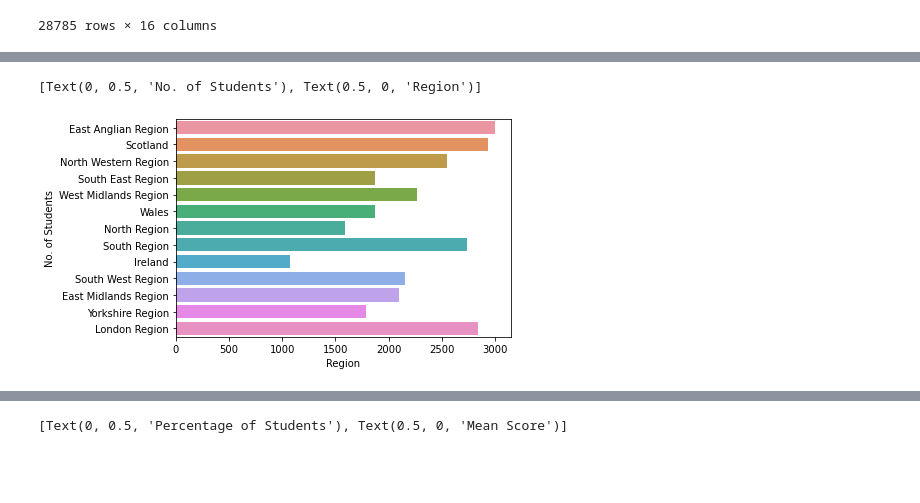
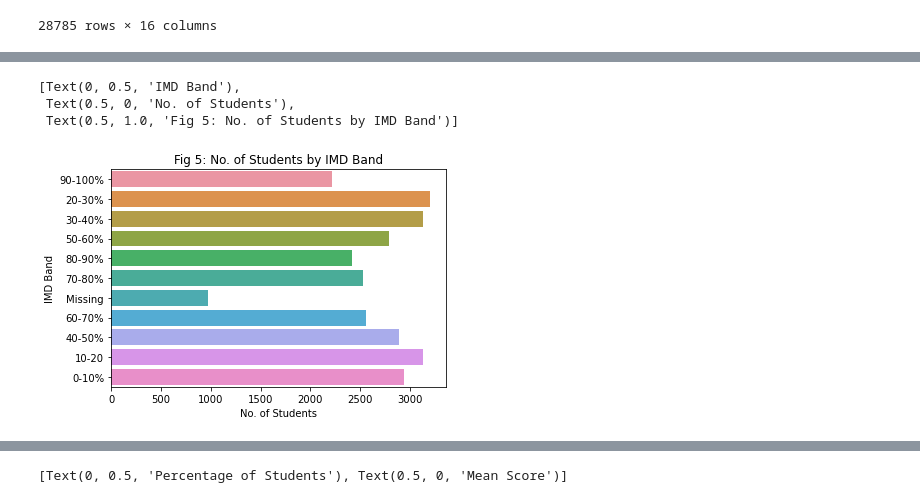
Before and after one commit to jingdalim/Education_Analysis, a Jupyter notebook: Education Workbook.ipynb, the cells around one changed output, grey strips where cells are left out. Cells and saved outputs as stored; diff of their text form; code cells hidden in the pictures; blank space fills up the shorter version.

```diff
--- a/Education Workbook.ipynb
+++ b/Education Workbook.ipynb
@@ -318,6 +354,8 @@ ax1.set(xlabel = 'Gender', ylabel = 'No. of Students')
 # %%
-ax2 = sns.countplot(y = 'region', data = studentInfo_Vle_Scores, orient = 'v')
-ax2.set(xlabel = 'Region', ylabel = 'No. of Students')
+ax = sns.countplot(y = 'imd_band', data = studentInfo_Vle_Scores, orient = 'v')
+ax.set(ylabel = 'IMD Band', xlabel = 'No. of Students', title = 'Fig 5: No. of Students by IMD Band')
 # %% [output]
-[Text(0, 0.5, 'No. of Students'), Text(0.5, 0, 'Region')]
+[Text(0, 0.5, 'IMD Band'),
+ Text(0.5, 0, 'No. of Students'),
+ Text(0.5, 1.0, 'Fig 5: No. of Students by IMD Band')]
-[figure, old version]
+[figure, new version]
```
Also changed, not shown: parts of 48 cells of this notebook.
